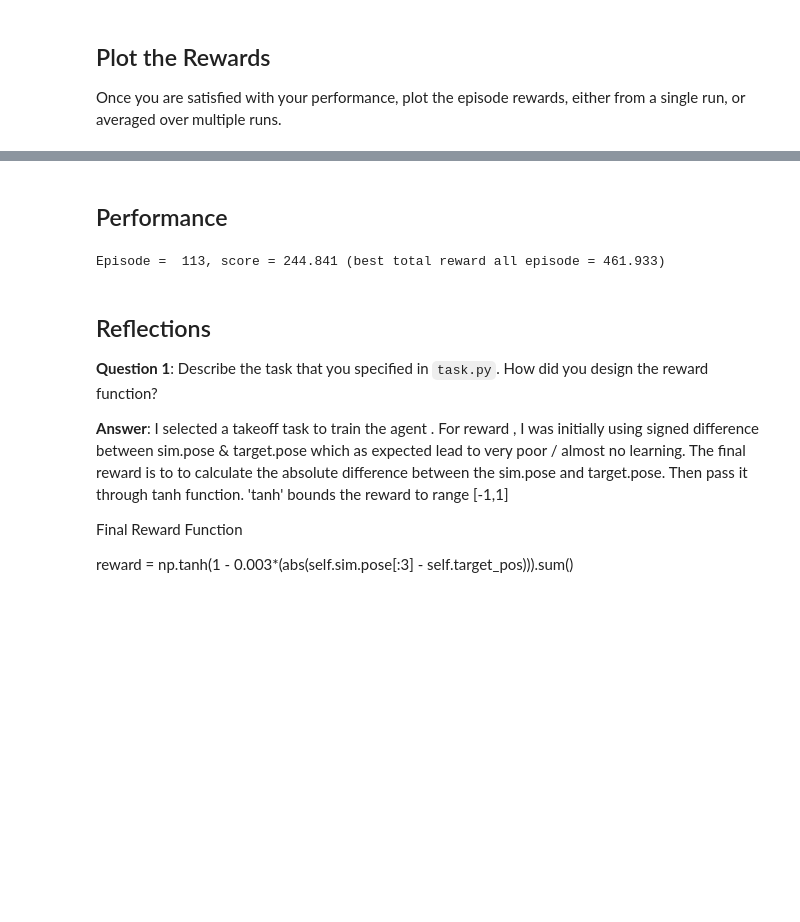
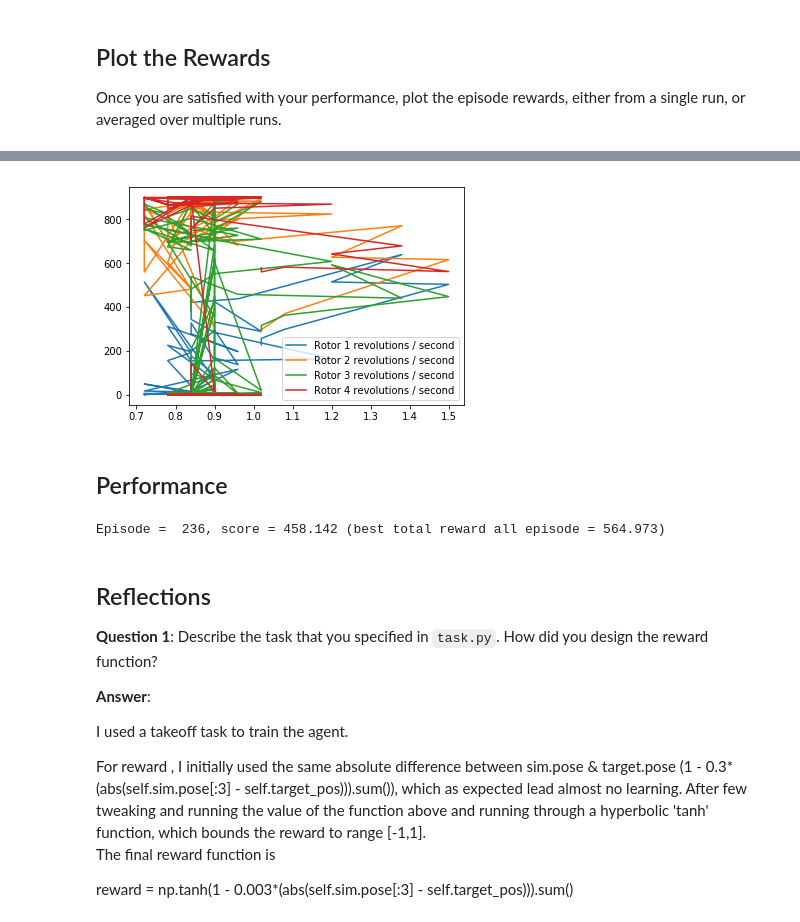
Before and after one commit to aryalrabin/RL-Quadcopter-2, a Jupyter notebook: Quadcopter_Project.ipynb, the cells around one changed output, grey strips where cells are left out. Saved outputs shown, nothing was run; the diff lists cells and outputs as text; code cells hidden in the pictures; blank space fills up the shorter version.

```diff
--- a/Quadcopter_Project.ipynb
+++ b/Quadcopter_Project.ipynb
@@ -277,3 +293,12 @@ np.mean(ddpg_results['total_reward'][-10:])
+# %%
+plt.plot(ddpg_results['time'], ddpg_results['rotor_speed1'], label='Rotor 1 revolutions / second')
+plt.plot(ddpg_results['time'], ddpg_results['rotor_speed2'], label='Rotor 2 revolutions / second')
+plt.plot(ddpg_results['time'], ddpg_results['rotor_speed3'], label='Rotor 3 revolutions / second')
+plt.plot(ddpg_results['time'], ddpg_results['rotor_speed4'], label='Rotor 4 revolutions / second')
+plt.legend()
+_ = plt.ylim()
+# %% [output]
+[figure, added]
 # %% [markdown]
 ## Performance
 # %%
@@ -286,7 +311,7 @@ import csv
 
 runtime = 5.0
 init_pose = np.array([0., 0., 20, 0., 0., 0.])
-num_episodes = 200
+num_episodes = 500
 target_pos = np.array([0., 0., 0.])
 task = Task(init_pose=init_pose, target_pos=target_pos, runtime=runtime)
 agent = DDPG(task)
@@ -315,7 +340,7 @@ for i_episode in range(1, num_episodes+1):
             break
     sys.stdout.flush()
 # %% [output]
-Episode =  113, score = 244.841 (best total reward all episode = 461.933)
+Episode =  236, score = 458.142 (best total reward all episode = 564.973)
 # %%
 import matplotlib.pyplot as plt
 %matplotlib inline
@@ -332,10 +357,11 @@ np.mean(per_results['total_reward'][-10:])
 **Question 1**: Describe the task that you specified in `task.py`.  How did you design the reward function?
 
 **Answer**:
- I selected a takeoff task to train the agent . For reward , I was initially using signed difference between sim.pose & target.pose which as expected lead to very poor / almost no learning.
-The final reward is to to calculate the absolute difference between the sim.pose and target.pose. Then pass it through tanh function.  'tanh' bounds the reward to range [-1,1]
 
-Final Reward Function
+I used a takeoff task to train the agent.
+
+For reward , I initially used the same absolute difference between sim.pose & target.pose (1 - 0.3*(abs(self.sim.pose[:3] - self.target_pos))).sum()), which as expected lead almost no learning.  After few tweaking and running the value of the function above and running through a hyperbolic 'tanh' function, which bounds the reward to range [-1,1].
+The final reward function is
 
 reward = np.tanh(1 - 0.003*(abs(self.sim.pose[:3] - self.target_pos))).sum()
 # %% [markdown]
```
Also changed, not shown: parts of 15 cells of this notebook.
